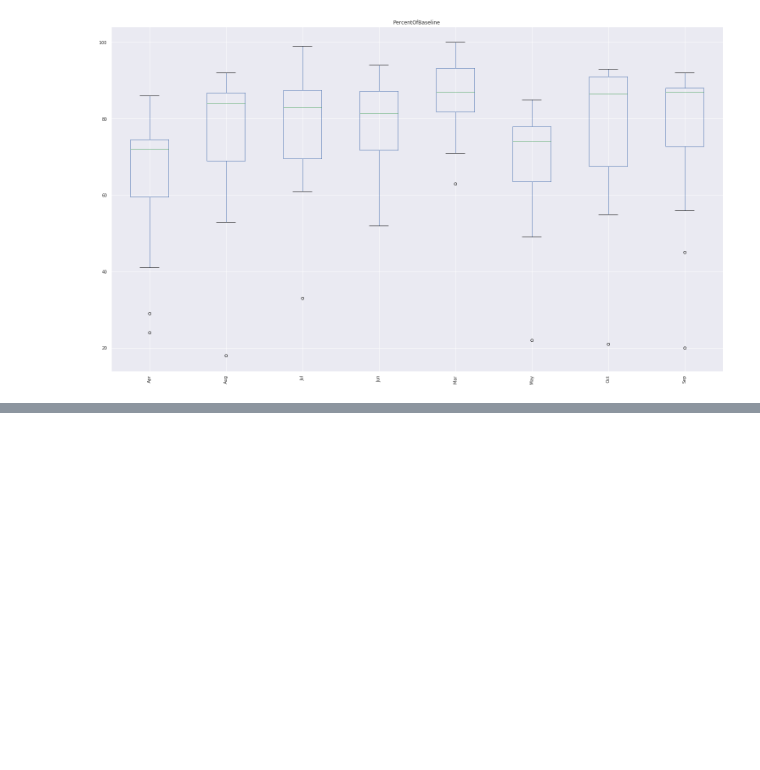
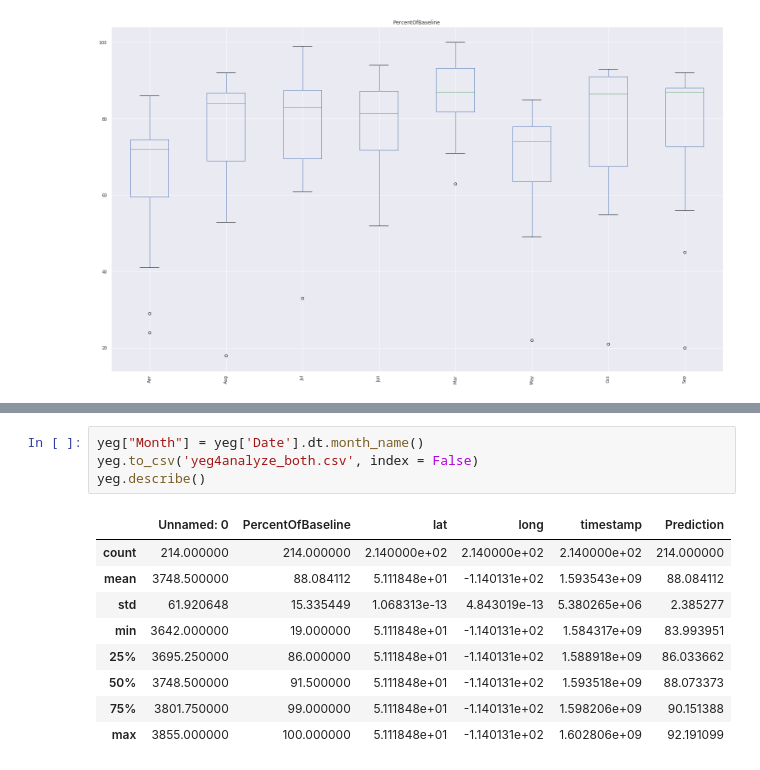
Before and after one commit to clement-ip/covid-airport-travel, a Jupyter notebook: analyze_airport_hubs.ipynb, the cells around one changed output, grey strips where cells are left out. Cells and saved outputs as stored; diff of their text form; blank space fills up the shorter version.

```diff
--- a/analyze_airport_hubs.ipynb
+++ b/analyze_airport_hubs.ipynb
@@ -121,0 +148,14 @@ Stored 'yvr' (DataFrame)
+# %%
+yeg["Month"] = yeg['Date'].dt.month_name()
+yeg.to_csv('yeg4analyze_both.csv', index = False)
+yeg.describe()
+# %% [output]
+|  | Unnamed: 0 | PercentOfBaseline | lat | long | timestamp | Prediction |
+| count | 214.000000 | 214.000000 | 2.140000e+02 | 2.140000e+02 | 2.140000e+02 | 214.000000 |
+| mean | 3748.500000 | 88.084112 | 5.111848e+01 | -1.140131e+02 | 1.593543e+09 | 88.084112 |
+| std | 61.920648 | 15.335449 | 1.068313e-13 | 4.843019e-13 | 5.380265e+06 | 2.385277 |
+| min | 3642.000000 | 19.000000 | 5.111848e+01 | -1.140131e+02 | 1.584317e+09 | 83.993951 |
+| 25% | 3695.250000 | 86.000000 | 5.111848e+01 | -1.140131e+02 | 1.588918e+09 | 86.033662 |
+| 50% | 3748.500000 | 91.500000 | 5.111848e+01 | -1.140131e+02 | 1.593518e+09 | 88.073373 |
+| 75% | 3801.750000 | 99.000000 | 5.111848e+01 | -1.140131e+02 | 1.598206e+09 | 90.151388 |
+| max | 3855.000000 | 100.000000 | 5.111848e+01 | -1.140131e+02 | 1.602806e+09 | 92.191099 |
```
Also changed, not shown: parts of 5 cells of this notebook, 4 other files.
